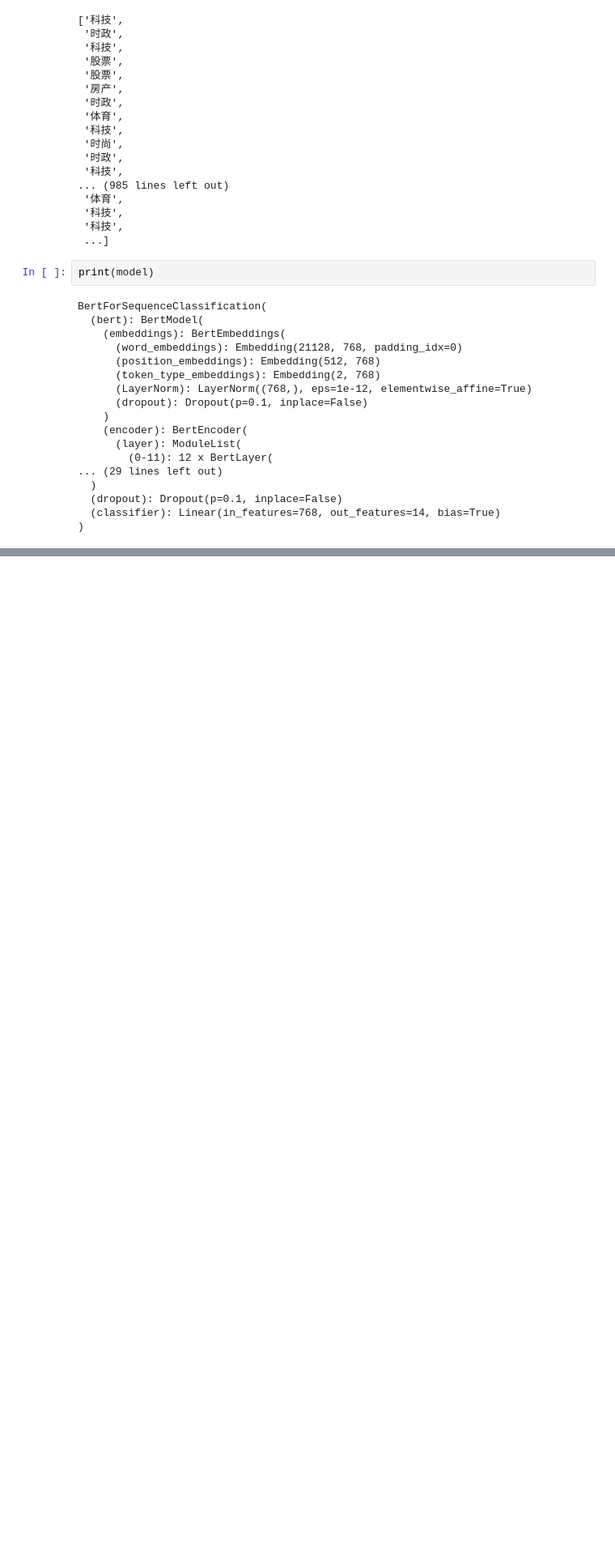
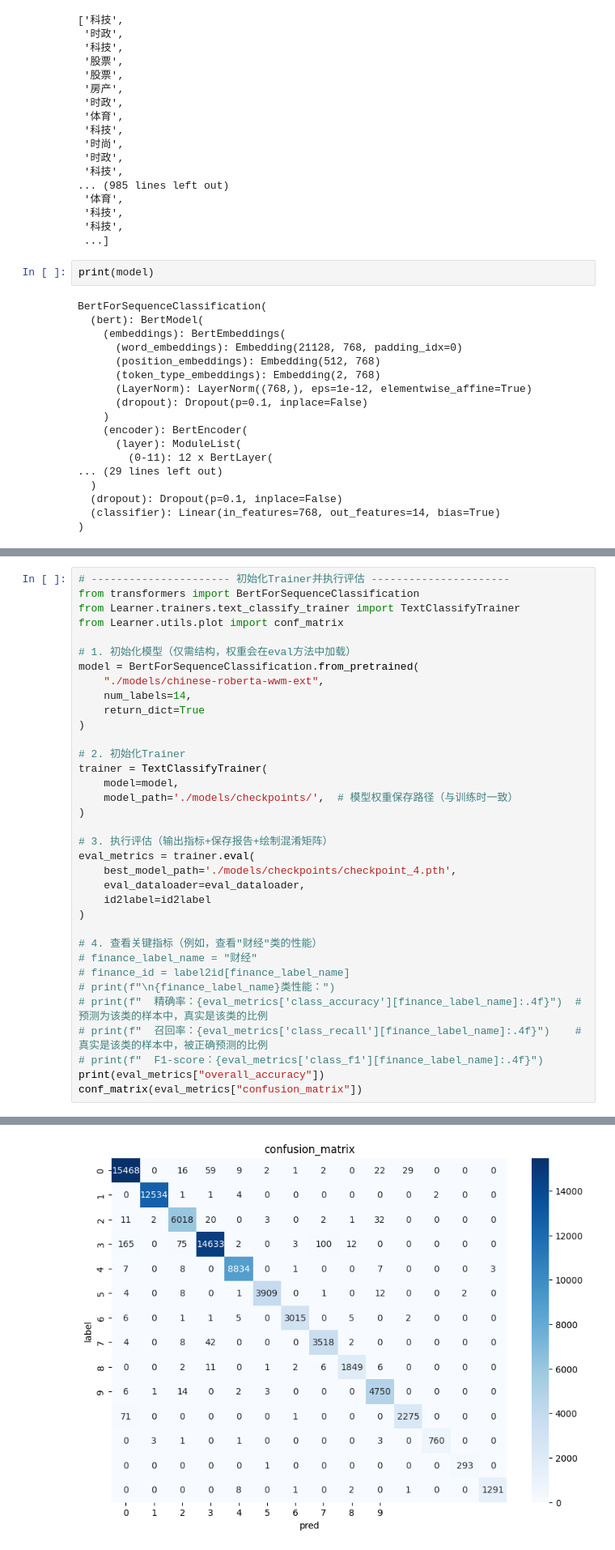
Before and after one commit to SyqJzcX/Ykz_trainer, a Jupyter notebook: text_classifer.ipynb, the cells around one changed output, grey strips where cells are left out. Shown at 81% size. Drawn from its saved outputs; the diff is of its cells as text; blank space fills up the shorter version.

```diff
--- a/text_classifer.ipynb
+++ b/text_classifer.ipynb
@@ -697,0 +803,36 @@ plot.draw_loss(model_path='./models/checkpoints/')
+# %%
+# ---------------------- 初始化Trainer并执行评估 ----------------------
+from transformers import BertForSequenceClassification
+from Learner.trainers.text_classify_trainer import TextClassifyTrainer
+from Learner.utils.plot import conf_matrix
+
+# 1. 初始化模型（仅需结构，权重会在eval方法中加载）
+model = BertForSequenceClassification.from_pretrained(
+    "./models/chinese-roberta-wwm-ext",
+    num_labels=14,
+    return_dict=True
+)
+
+# 2. 初始化Trainer
+trainer = TextClassifyTrainer(
+    model=model,
+    model_path='./models/checkpoints/',  # 模型权重保存路径（与训练时一致）
+)
+
+# 3. 执行评估（输出指标+保存报告+绘制混淆矩阵）
+eval_metrics = trainer.eval(
+    best_model_path='./models/checkpoints/checkpoint_4.pth',
+    eval_dataloader=eval_dataloader,
+    id2label=id2label
+)
+
+# 4. 查看关键指标（例如，查看"财经"类的性能）
+# finance_label_name = "财经"
+# finance_id = label2id[finance_label_name]
+# print(f"\n{finance_label_name}类性能：")
+# print(f"  精确率：{eval_metrics['class_accuracy'][finance_label_name]:.4f}")  # 预测为该类的样本中，真实是该类的比例
+# print(f"  召回率：{eval_metrics['class_recall'][finance_label_name]:.4f}")    # 真实是该类的样本中，被正确预测的比例
+# print(f"  F1-score：{eval_metrics['class_f1'][finance_label_name]:.4f}")
+print(eval_metrics["overall_accuracy"])
+conf_matrix(eval_metrics["confusion_matrix"])
+# %% [output]
@@ -697,0 +848 @@ plot.draw_loss(model_path='./models/checkpoints/')
+[figure, added]
```
Also changed, not shown: parts of 43 cells of this notebook.
